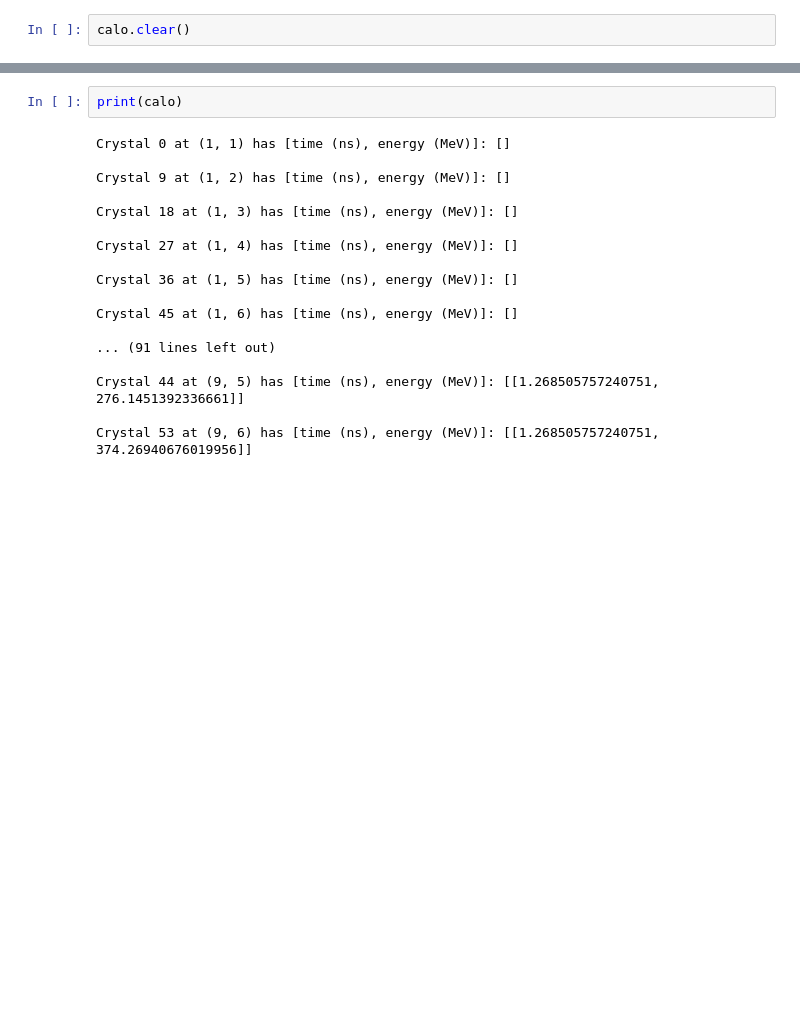
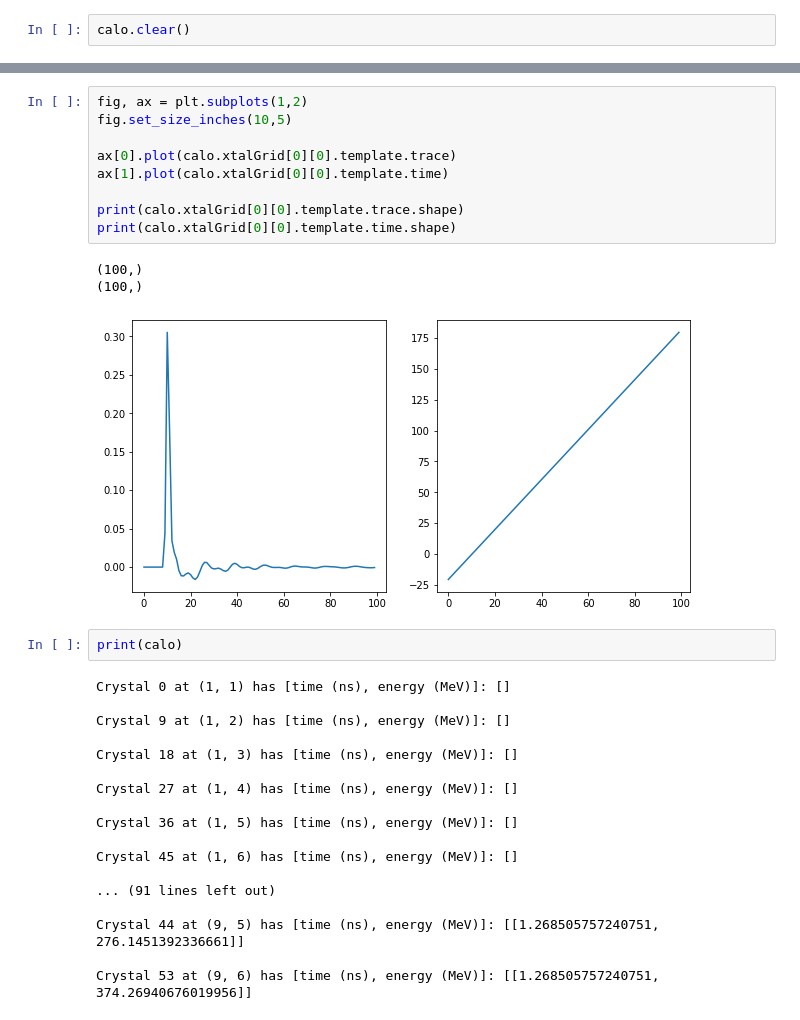
Before and after one commit to Lars314/gm2, a Jupyter notebook: pileup_ml/island_object_test_v2.ipynb, the cells around one changed output, grey strips where cells are left out. Saved outputs shown, nothing was run; the diff lists cells and outputs as text; blank space fills up the shorter version.

```diff
--- a/pileup_ml/island_object_test_v2.ipynb
+++ b/pileup_ml/island_object_test_v2.ipynb
@@ -77,3 +54,16 @@ ax.plot(calo.xtalGrid[5][1].trace)
+# %%
+fig, ax = plt.subplots(1,2)
+fig.set_size_inches(10,5)
+
+ax[0].plot(calo.xtalGrid[0][0].template.trace)
+ax[1].plot(calo.xtalGrid[0][0].template.time)
+
+print(calo.xtalGrid[0][0].template.trace.shape)
+print(calo.xtalGrid[0][0].template.time.shape)
+# %% [output]
+(100,)
+(100,)
+[figure, added]
 # %%
 print(calo)
 # %% [output]
```
Also changed, not shown: parts of 10 cells of this notebook, 3 other files.
